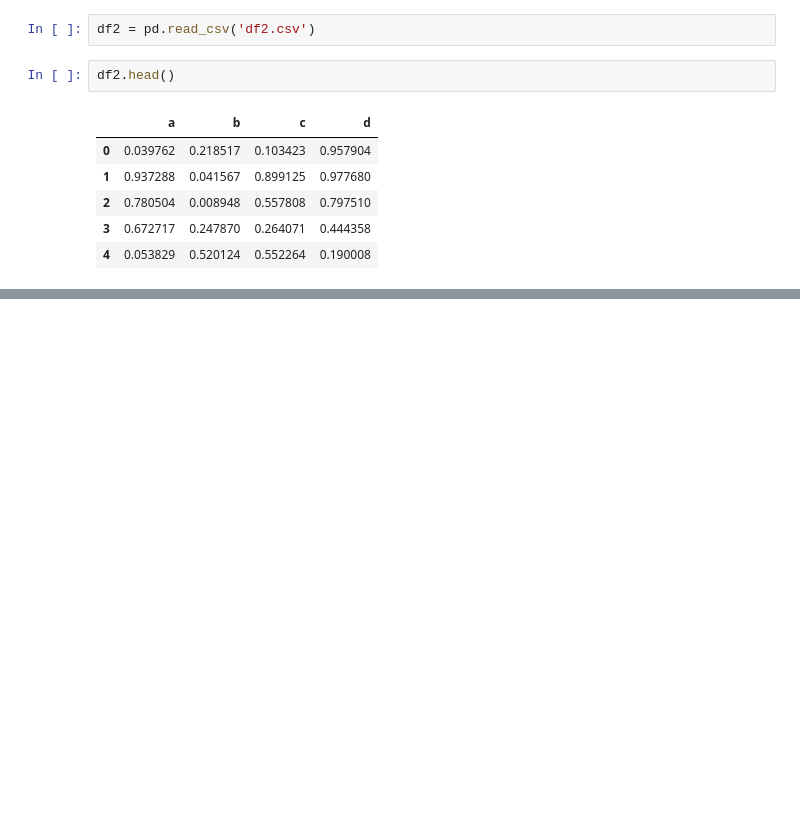
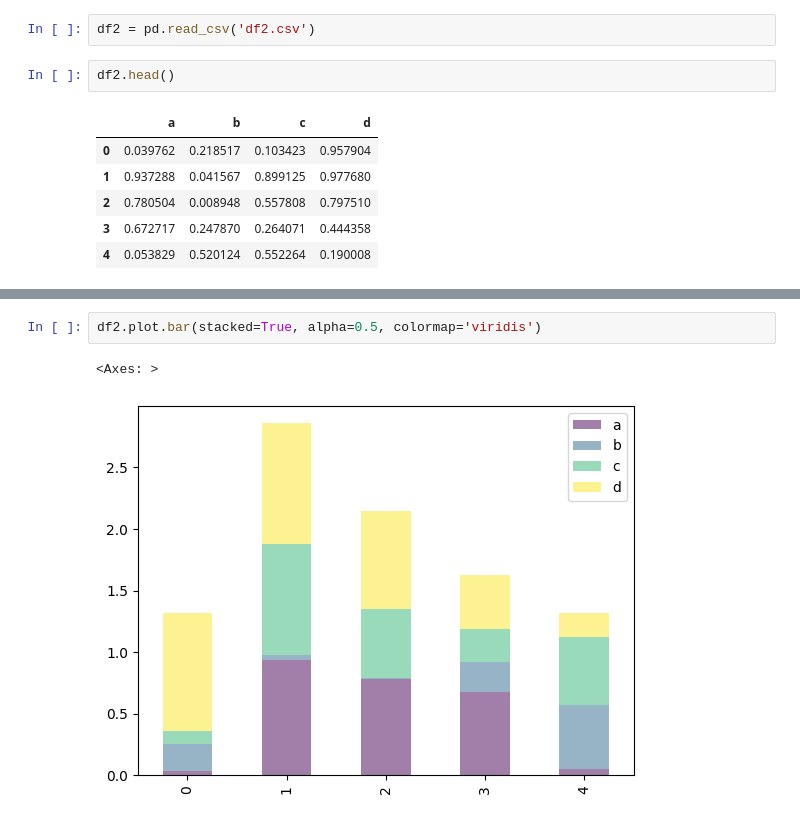
Before and after one commit to DannyCui-2016/Machine-Learning-Approach-Session, a Jupyter notebook: section 10/pandas in data visualization.ipynb, the cells around one changed output, grey strips where cells are left out. Drawn from its saved outputs; the diff is of its cells as text; blank space fills up the shorter version.

```diff
--- a/section 10/pandas in data visualization.ipynb
+++ b/section 10/pandas in data visualization.ipynb
@@ -31,0 +65,5 @@ df2.head()
+# %%
+df2.plot.bar(stacked=True, alpha=0.5, colormap='viridis')
+# %% [output]
+<Axes: >
+[figure, added]
```
Also changed, not shown: parts of 8 cells of this notebook.
